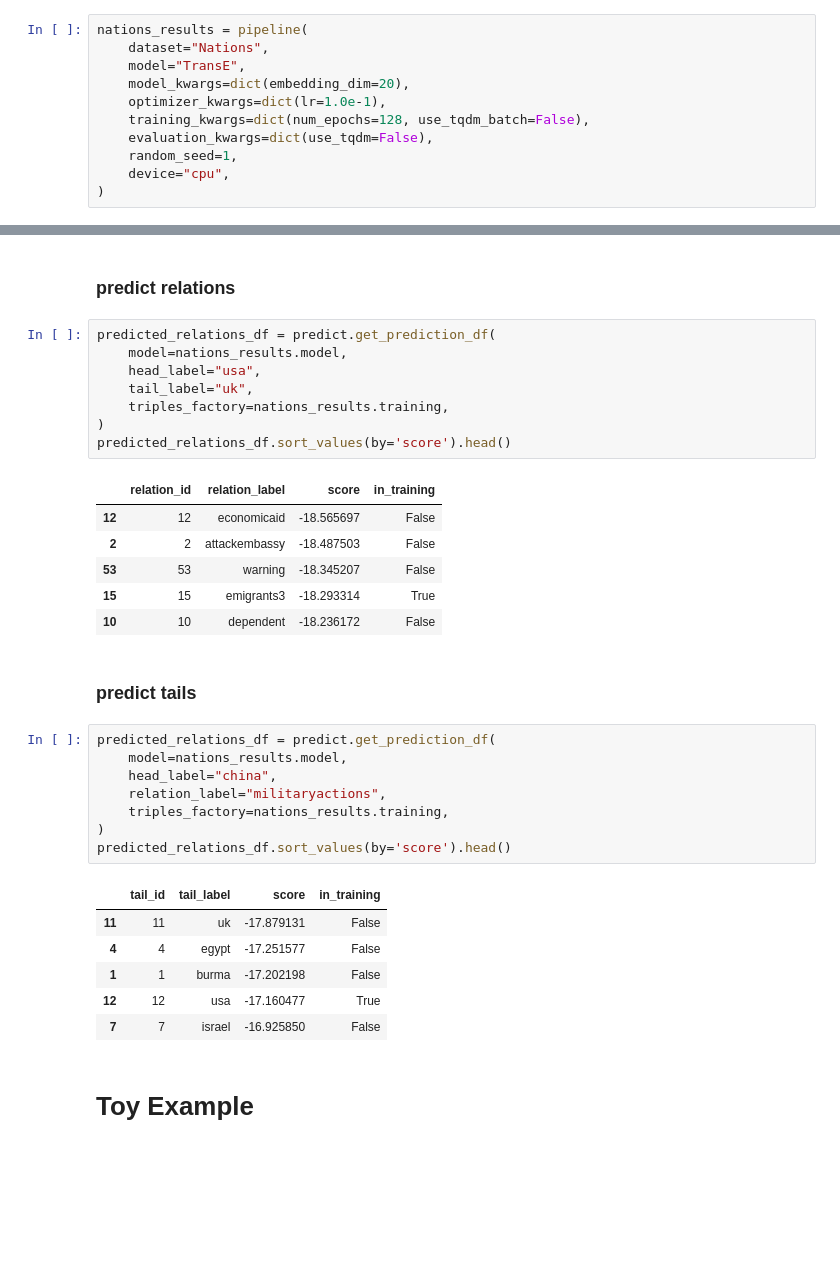
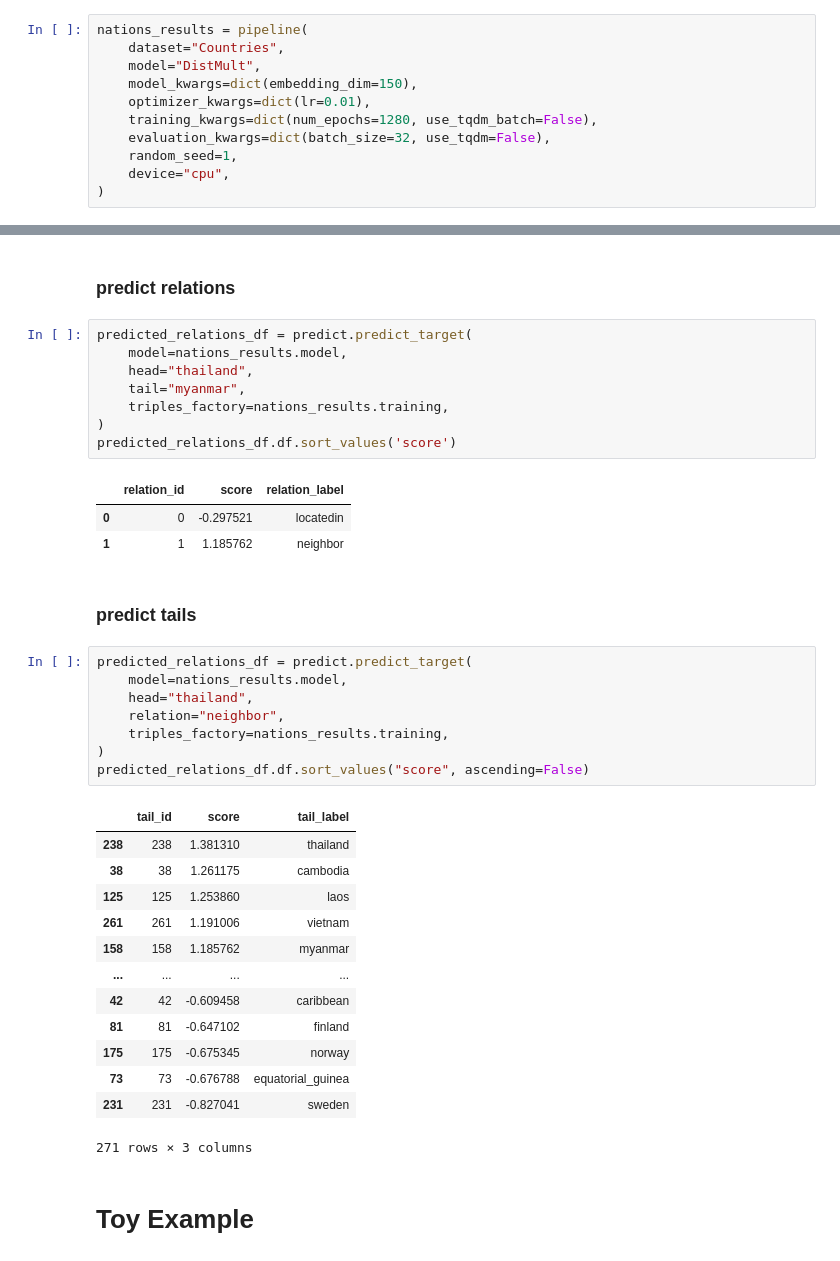
Before and after one commit to Nattawut-M/pykeen-a-toy-example, a Jupyter notebook: demo_toy.ipynb, the cells around one changed output, grey strips where cells are left out. Drawn from its saved outputs; the diff is of its cells as text; blank space fills up the shorter version.

```diff
--- a/demo_toy.ipynb
+++ b/demo_toy.ipynb
@@ -73,12 +71,12 @@ results.plot_er(
 # Nations Example
 # %%
 nations_results = pipeline(
-    dataset="Nations",
-    model="TransE",
-    model_kwargs=dict(embedding_dim=20),
-    optimizer_kwargs=dict(lr=1.0e-1),
-    training_kwargs=dict(num_epochs=128, use_tqdm_batch=False),
-    evaluation_kwargs=dict(use_tqdm=False),
+    dataset="Countries",
+    model="DistMult",
+    model_kwargs=dict(embedding_dim=150),
+    optimizer_kwargs=dict(lr=0.01),
+    training_kwargs=dict(num_epochs=1280, use_tqdm_batch=False),
+    evaluation_kwargs=dict(batch_size=32, use_tqdm=False),
     random_seed=1,
     device="cpu",
 )
@@ -123,37 +119,41 @@ nations_results.plot_er(
 # %% [markdown]
 ### predict relations
 # %%
-predicted_relations_df = predict.get_prediction_df(
+predicted_relations_df = predict.predict_target(
     model=nations_results.model,
-    head_label="usa",
-    tail_label="uk",
+    head="thailand",
+    tail="myanmar",
     triples_factory=nations_results.training,
 )
-predicted_relations_df.sort_values(by='score').head()
+predicted_relations_df.df.sort_values('score')
 # %% [output]
-|  | relation_id | relation_label | score | in_training |
-| 12 | 12 | economicaid | -18.565697 | False |
-| 2 | 2 | attackembassy | -18.487503 | False |
-| 53 | 53 | warning | -18.345207 | False |
-| 15 | 15 | emigrants3 | -18.293314 | True |
-| 10 | 10 | dependent | -18.236172 | False |
+|  | relation_id | score | relation_label |
+| 0 | 0 | -0.297521 | locatedin |
+| 1 | 1 | 1.185762 | neighbor |
 # %% [markdown]
 ### predict tails
 # %%
-predicted_relations_df = predict.get_prediction_df(
+predicted_relations_df = predict.predict_target(
     model=nations_results.model,
-    head_label="china",
-    relation_label="militaryactions",
+    head="thailand",
+    relation="neighbor",
     triples_factory=nations_results.training,
 )
-predicted_relations_df.sort_values(by='score').head()
+predicted_relations_df.df.sort_values("score", ascending=False)
 # %% [output]
-|  | tail_id | tail_label | score | in_training |
-| 11 | 11 | uk | -17.879131 | False |
-| 4 | 4 | egypt | -17.251577 | False |
-| 1 | 1 | burma | -17.202198 | False |
-| 12 | 12 | usa | -17.160477 | True |
-| 7 | 7 | israel | -16.925850 | False |
+|  | tail_id | score | tail_label |
+| 238 | 238 | 1.381310 | thailand |
+| 38 | 38 | 1.261175 | cambodia |
+| 125 | 125 | 1.253860 | laos |
+| 261 | 261 | 1.191006 | vietnam |
+| 158 | 158 | 1.185762 | myanmar |
+| ... | ... | ... | ... |
+| 42 | 42 | -0.609458 | caribbean |
+| 81 | 81 | -0.647102 | finland |
+| 175 | 175 | -0.675345 | norway |
+| 73 | 73 | -0.676788 | equatorial_guinea |
+| 231 | 231 | -0.827041 | sweden |
+271 rows × 3 columns
 # %% [markdown]
 # Toy Example
 # %%
```
Also changed, not shown: parts of 19 cells of this notebook, 1 other file.
